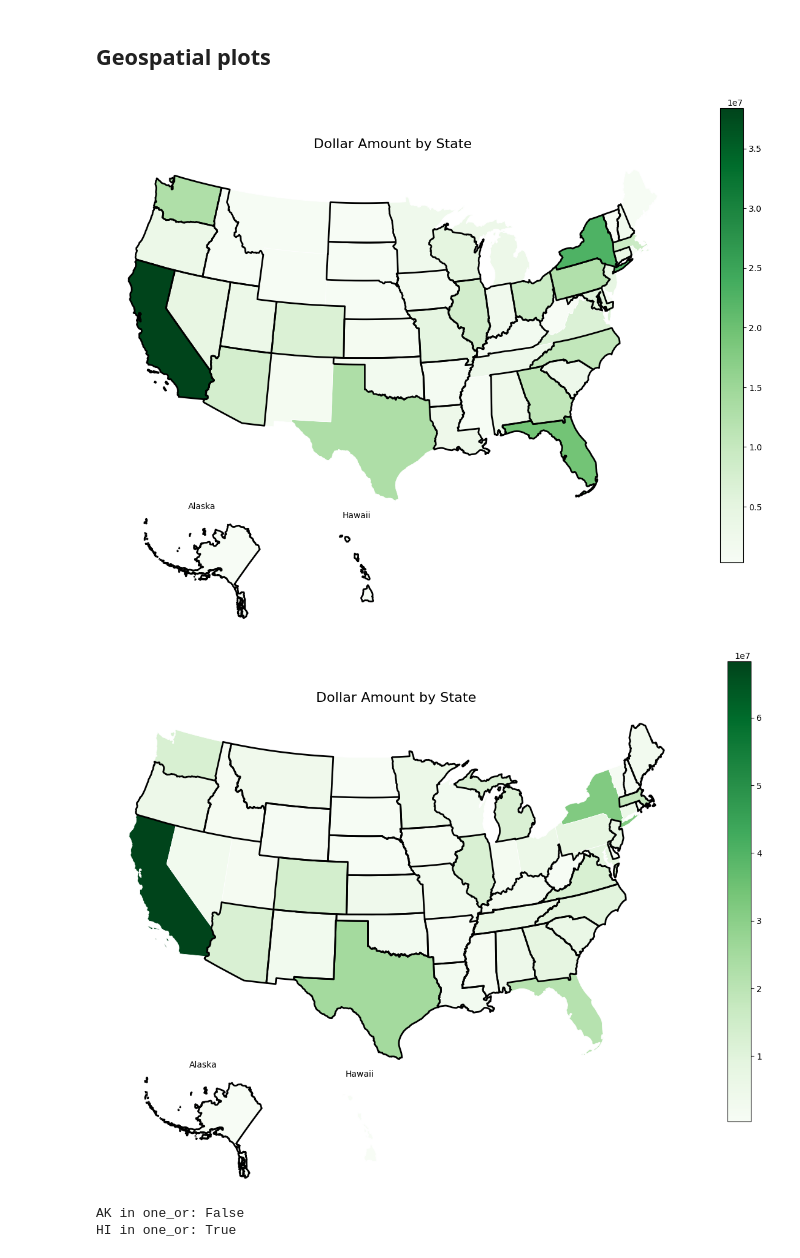
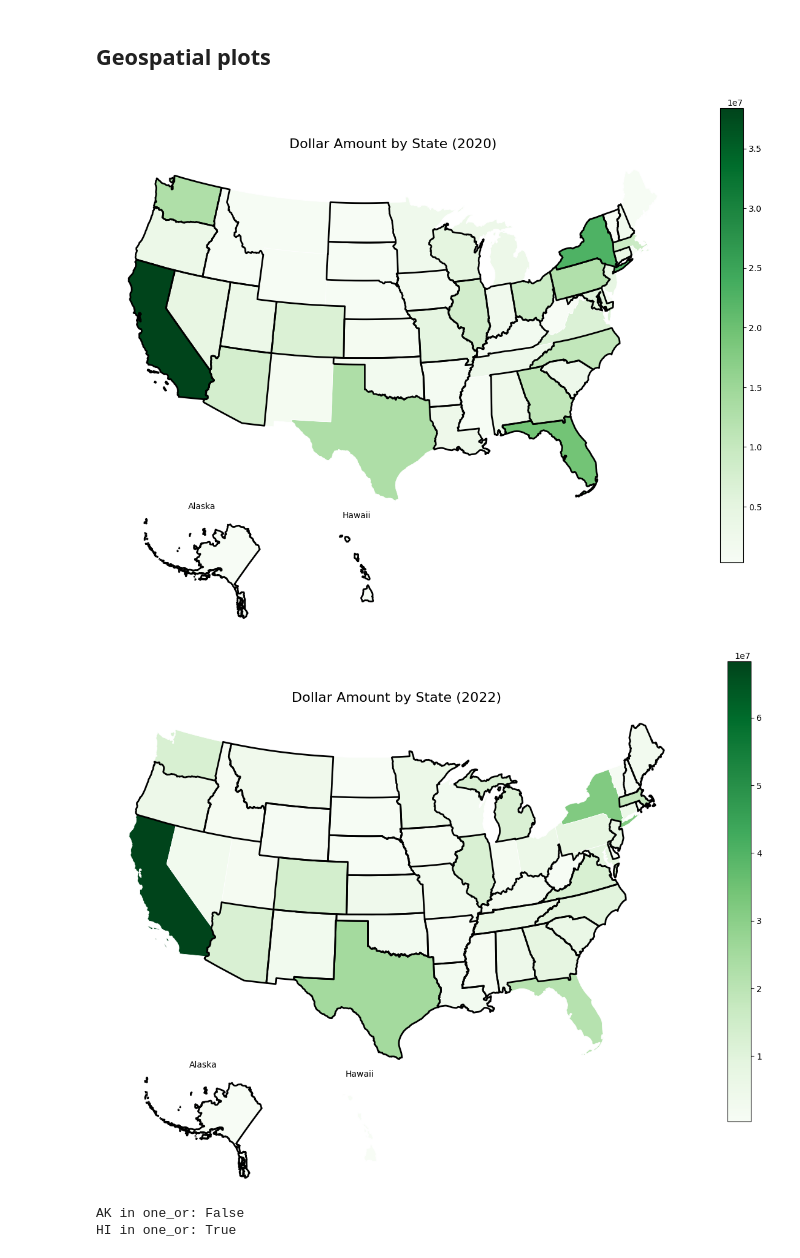
Before and after one commit to kennethgu/stats305c-project, a Jupyter notebook: milestone2/analysis/data_analysis.ipynb, the cells around one changed output. Cells and saved outputs as stored; diff of their text form; code cells hidden in the pictures.

```diff
--- a/milestone2/analysis/data_analysis.ipynb
+++ b/milestone2/analysis/data_analysis.ipynb
@@ -262,7 +340,7 @@ mainland[mainland["highlight"]].boundary.plot(
     linewidth=2
 )
 
-ax_main.set_title("Dollar Amount by State", fontsize=16)
+ax_main.set_title("Dollar Amount by State (2020)", fontsize=16)
 ax_main.set_axis_off()
 
 # Alaska inset
@@ -284,34 +362,34 @@ alaska[alaska["highlight"]].boundary.plot(
     color="black",
     linewidth=2.0
 )
 ax_ak.set_axis_off()
 ax_ak.set_title("Alaska", fontsize=10)
 
 # Hawaii inset
 ax_hi = fig.add_axes([0.27, 0.08, 0.12, 0.12])
 hawaii.plot(
     column="TRANSACTION_AMT",
     ax=ax_hi,
     cmap="Greens",
     edgecolor="white",
     linewidth=0.6,
     missing_kwds={
         "color": "lightgrey",
         "edgecolor": "white",
         "linewidth": 0.6
     }
 )
 hawaii[hawaii["highlight"]].boundary.plot(
     ax=ax_hi,
     color="black",
     linewidth=2.0
 )
 ax_hi.set_axis_off()
 ax_hi.set_title("Hawaii", fontsize=10)
 
 plt.show()
 # %% [output]
-[figure, old version]
+[figure, new version]
 # %%
 election_states20 = [
     "AL", "AK", "AZ", "AR", "CO", "DE", "GA", "ID", "IL", "IA",
@@ -367,7 +445,7 @@ mainland[mainland["highlight"]].boundary.plot(
     linewidth=2
 )
 
-ax_main.set_title("Dollar Amount by State", fontsize=16)
+ax_main.set_title("Dollar Amount by State (2022)", fontsize=16)
 ax_main.set_axis_off()
 
 # Alaska inset
@@ -411,7 +489,7 @@ ax_hi.set_title("Hawaii", fontsize=10)
 
 plt.show()
 # %% [output]
-[figure, old version]
+[figure, new version]
 # %%
 one_or = list(set(election_states20) ^ set(election_states22))
 # is AK and HI in one_or
```
Also changed, not shown: parts of 12 cells of this notebook, 2 other files.
